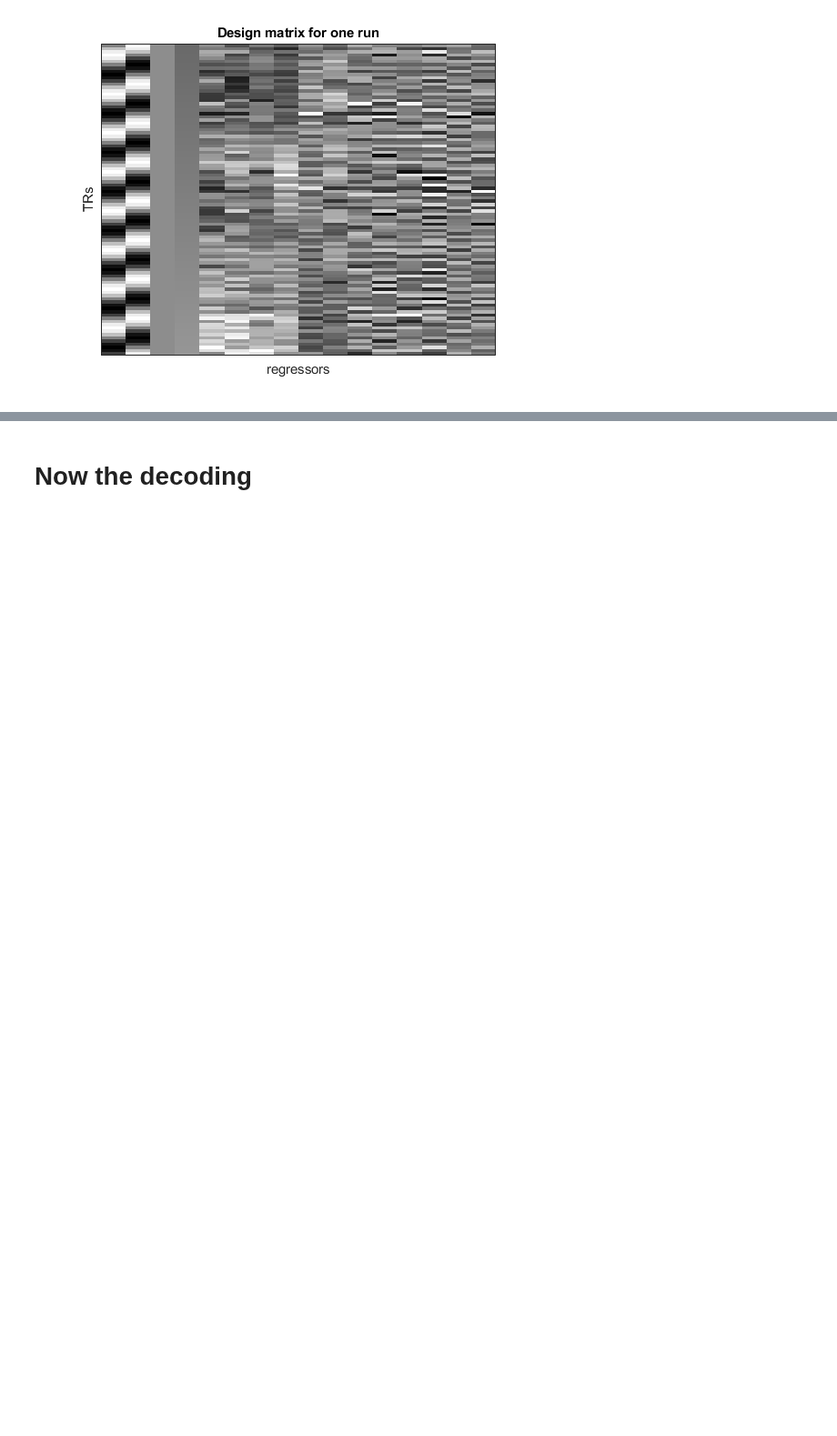
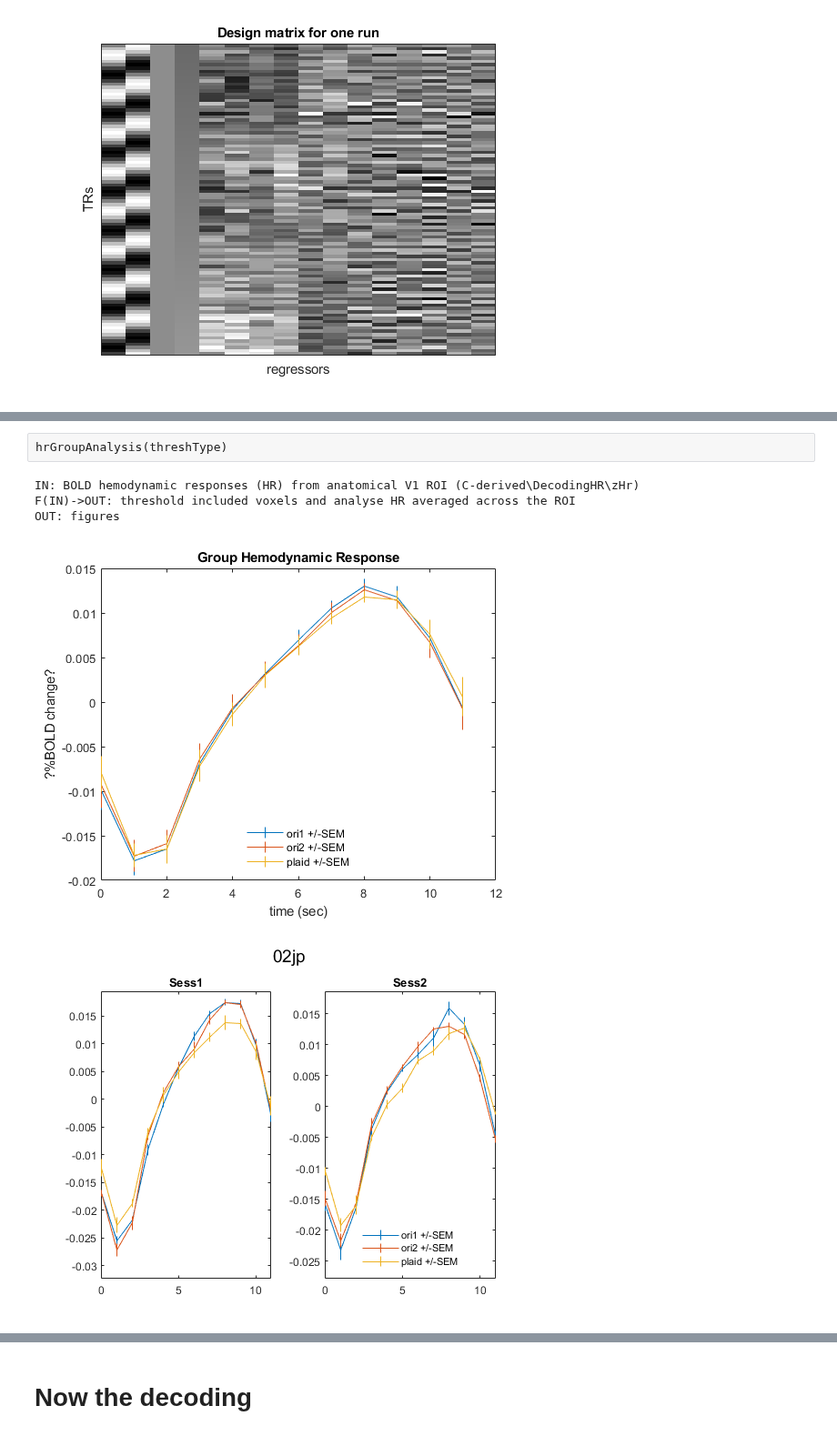
Before and after one commit to Proulx-S/HRdelay, a Jupyter notebook: neuroimaging/DecodingHR.ipynb, the cells around one changed output, grey strips where cells are left out. Shown at 91% size. Drawn from its saved outputs; the diff is of its cells as text; blank space fills up the shorter version.

```diff
--- a/neuroimaging/DecodingHR.ipynb
+++ b/neuroimaging/DecodingHR.ipynb
@@ -67,0 +64,8 @@ Polar Amplitude
+# %%
+hrGroupAnalysis(threshType)
+# %% [output]
+IN: BOLD hemodynamic responses (HR) from anatomical V1 ROI (C-derived\DecodingHR\zHr)
+F(IN)->OUT: threshold included voxels and analyse HR averaged across the ROI
+OUT: figures
+[figure, added]
+[figure, added]
```
Also changed, not shown: parts of 4 cells of this notebook, 5 other files.
